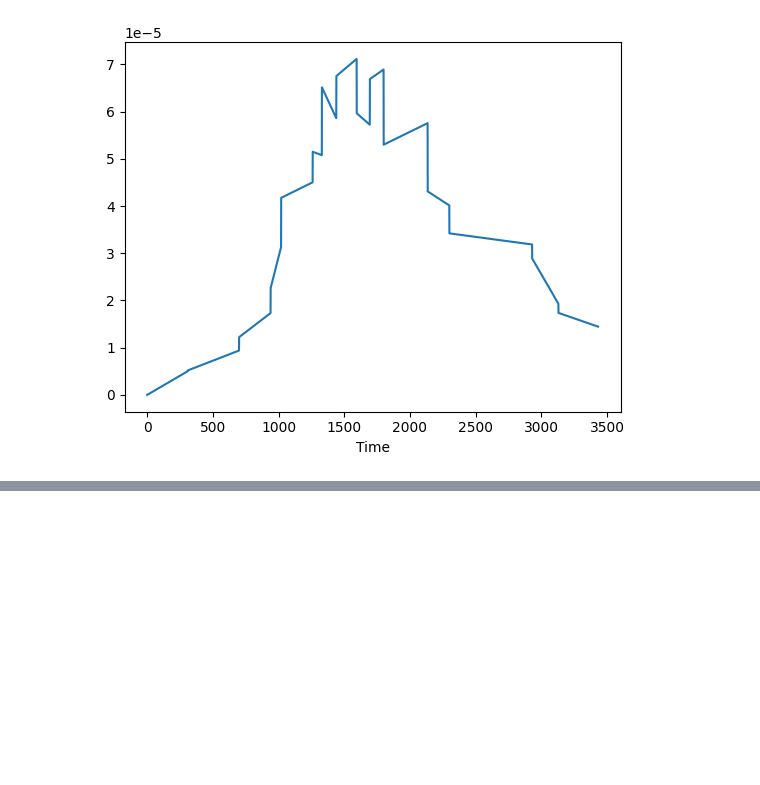
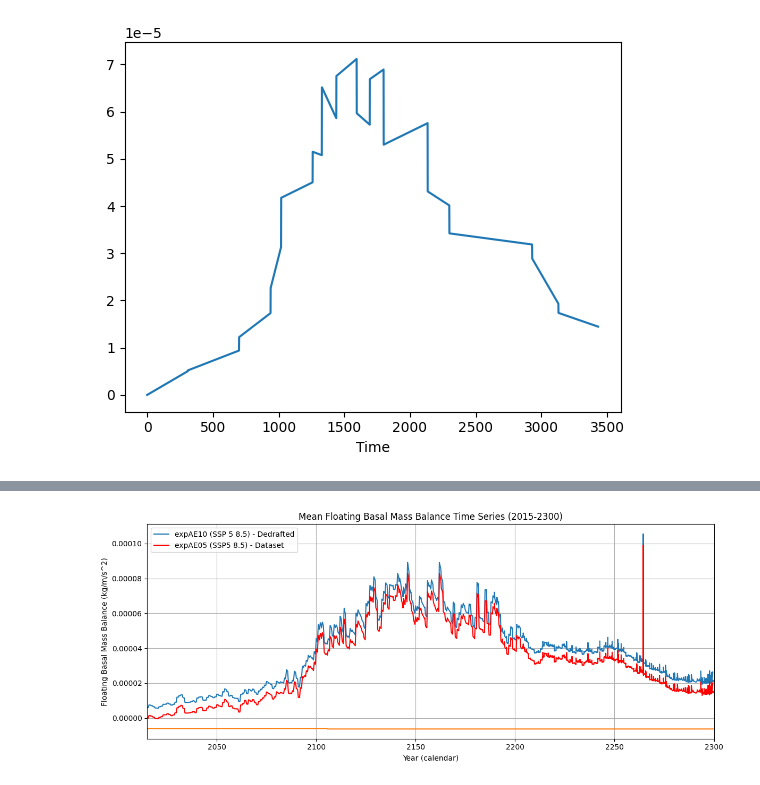
Before and after one commit to mshiv/AISLENS, a Jupyter notebook: notebooks/MALI-ISMIP6-SSP-Forcing-Trend-Generation.ipynb, the cells around one changed output, grey strips where cells are left out. Saved outputs shown, nothing was run; the diff lists cells and outputs as text; code cells hidden in the pictures; blank space fills up the shorter version.

```diff
--- a/notebooks/MALI-ISMIP6-SSP-Forcing-Trend-Generation.ipynb
+++ b/notebooks/MALI-ISMIP6-SSP-Forcing-Trend-Generation.ipynb
@@ -63,0 +196,18 @@ def detrend_forcing(forcing_file_path, output_path, method='vectorized'):
+# %%
+# Plot using calendar years
+plt.figure(figsize=(12,5))
+#plt.plot(cal_years585, mean126, label='expAE10 (SSP1 2.6) - Dataset', color='blue')
+plt.plot(cal_years585, ds_dedraftts, label='expAE10 (SSP 5 8.5) - Dedrafted')
+plt.plot(cal_years585, mean585, label='expAE05 (SSP5 8.5) - Dataset', color='red')
+plt.plot(cal_years585, mean585 - ds_dedraftts)
+#plt.plot(cal_years585, - ds_dedraftts -mean585)
+plt.title('Mean Floating Basal Mass Balance Time Series (2015-2300)')
+plt.xlabel('Year (calendar)')
+plt.ylabel('Floating Basal Mass Balance (kg/m/s^2)')
+plt.xlim(2015, 2300)
+plt.legend()
+plt.grid(True)
+plt.tight_layout()
+plt.show()
+# %% [output]
+[figure, added]
```
Also changed, not shown: parts of 23 cells of this notebook, 3 other files.
